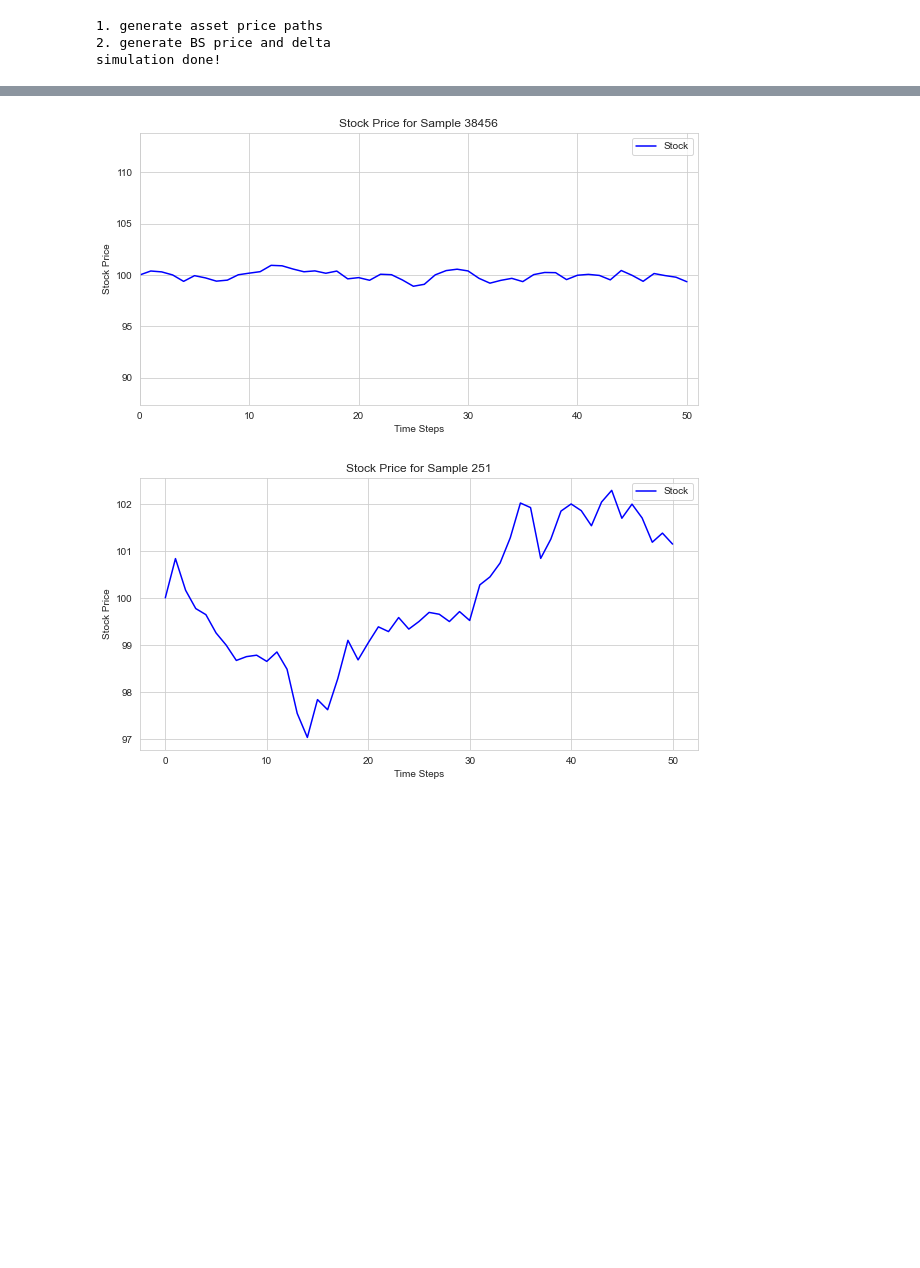
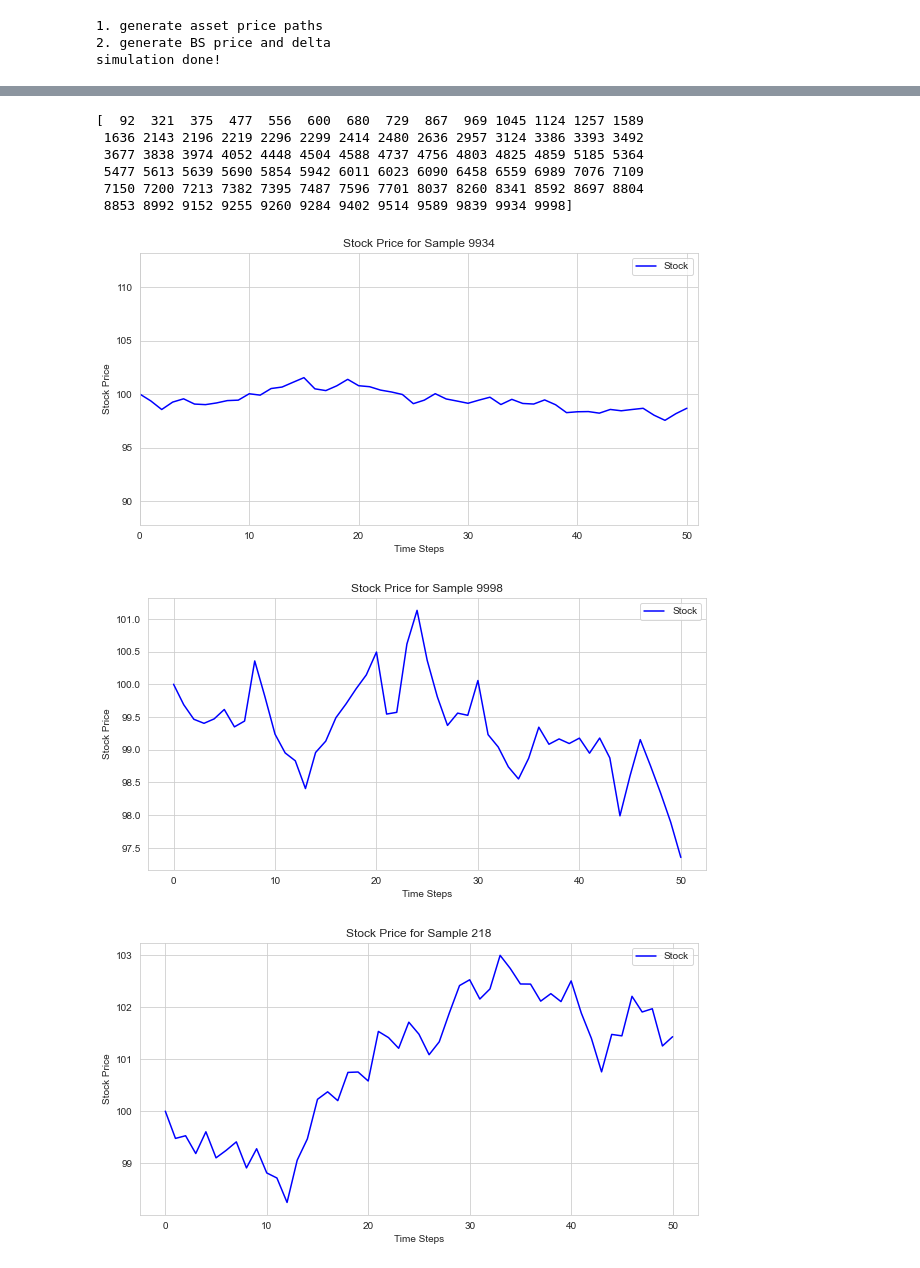
Before and after one commit to Lambulani/rl-hedge-2019, a Jupyter notebook: bs_delta_eda.ipynb, the cells around one changed output, grey strips where cells are left out. Drawn from its saved outputs; the diff is of its cells as text; code cells hidden in the pictures; blank space fills up the shorter version.

Commit message:
Delta Hedging EDA

```diff
--- a/bs_delta_eda.ipynb
+++ b/bs_delta_eda.ipynb
@@ -314,7 +308,7 @@ vol = 0.01 * np.sqrt(250)
 
 bs_env = TradingEnv(continuous_action_flag=True, sabr_flag=False,
                 dg_random_seed= None , spread=0.005, num_contract=1,
-                init_ttm=10, trade_freq=0.2, num_sim= 38500,
+                init_ttm=10, trade_freq=1/5, num_sim= 10000,
                     mu =0, vol = vol, S = 100, K = 100, r = 0, q = 0)
 
 
@@ -322,7 +316,7 @@ delta_path = bs_env.delta_path*100
 delta_path_append = np.insert(delta_path, 0, 0, axis=1)
 delta_h = np.diff(delta_path_append, axis=1)
 delta_h= delta_h[:, :-1]
-transaction_costs = cost(delta_h, multiplier=5)
+transaction_costs = cost(delta_h, multiplier=0)
 total_costs = np.sum(transaction_costs, axis =1)
 
 num_ops = 100
@@ -398,12 +448,30 @@ Kurtosis: -0.9371154400544439
+# %%
+import matplotlib.animation as animation
+pnl_high = 0.1
+pnl_low = -0.1
+zero_pnl_indices = np.where((total_pnl<pnl_high) & (total_pnl>pnl_low))
+low_pnl_indices = np.where(total_pnl<pnl_low)
+
+# Sample indices (replace with your actual indices)
+indices = zero_pnl_indices[0]
+print(indices)
+# %% [output]
+[  92  321  375  477  556  600  680  729  867  969 1045 1124 1257 1589
+ 1636 2143 2196 2219 2296 2299 2414 2480 2636 2957 3124 3386 3393 3492
+ 3677 3838 3974 4052 4448 4504 4588 4737 4756 4803 4825 4859 5185 5364
+ 5477 5613 5639 5690 5854 5942 6011 6023 6090 6458 6559 6989 7076 7109
+ 7150 7200 7213 7382 7395 7487 7596 7701 8037 8260 8341 8592 8697 8804
+ 8853 8992 9152 9255 9260 9284 9402 9514 9589 9839 9934 9998]
 # %%
 import matplotlib.animation as animation
-pnl_high = -70
-pnl_low = -250
+pnl_high = 0.05
+pnl_low = -0.05
 high_pnl_indices = np.where(total_pnl>pnl_high)
 low_pnl_indices = np.where(total_pnl<pnl_low)
+zero_pnl_indices = np.where((total_pnl<pnl_high) & (total_pnl>pnl_low))
 
 # Sample indices (replace with your actual indices)
-indices = low_pnl_indices[0]
+indices = zero_pnl_indices[0]
 
 # Create figure and axis
 fig, ax = plt.subplots(figsize=(10, 5))
@@ -419,39 +487,50 @@ ax.set_xlim(0, s_t.shape[1])  # X-axis limit based on number of timesteps
 ax.set_ylim(np.min(s_t), np.max(s_t))  # Y-axis limit based on stock prices
 
 # Initialization function
 def init():
     line.set_data([], [])
     return line,
 
 # Update function for animation
 def update(i):
     x_data = np.arange(s_t.shape[1])  # Time steps
     y_data = s_t[indices[i], :]  # Stock price for current sample
 
     line.set_data(x_data, y_data)
     ax.set_title(f"Stock Price for Sample {indices[i]}")
 
     return line,
 
 # Create animation
 ani = animation.FuncAnimation(fig, update, frames=len(indices), init_func=init, interval=500, blit=False)
 
-ani.save("bsdelta_plots/stock_low_pnl.gif", writer="pillow", fps=2)  # Uncomment to save as GIF
+ani.save("bsdelta_plots/stock_zero_pnl.gif", writer="pillow", fps=2)  # Uncomment to save as GIF
 
 plt.show()
 
 #Single plot for a specific sample
 plt.figure(figsize=(10,5))
-plt.plot(s_t[251, :], label="Stock", color="blue")
-plt.title("Stock Price for Sample 251")
+plt.plot(s_t[4588, :], label="Stock", color="blue")
+plt.title("Stock Price for Sample 9998")
 plt.xlabel("Time Steps")
 plt.ylabel("Stock Price")
 plt.legend()
-plt.savefig("bsdelta_plots/stock__pnl_251.png")
+plt.savefig("bsdelta_plots/stock__pnl_9998.png")
 plt.show()
+
+#Single plot for a specific sample
+plt.figure(figsize=(10,5))
+plt.plot(s_t[4737, :], label="Stock", color="blue")
+plt.title("Stock Price for Sample 218")
+plt.xlabel("Time Steps")
+plt.ylabel("Stock Price")
+plt.legend()
+plt.savefig("bsdelta_plots/stock__pnl_218.png")
+plt.show()
 # %% [output]
-[figure, old version]
+[figure, new version]
-[figure, old version]
+[figure, new version]
+[figure, added]
 # %%
 # Calculate cumulative hedging costs for high and low PnL scenarios
 high_pnl_costs = np.sum(cost(delta_h[high_pnl_indices], multiplier=5), axis=1)
```
Also changed, not shown: parts of 8 cells of this notebook, 15 other files.
